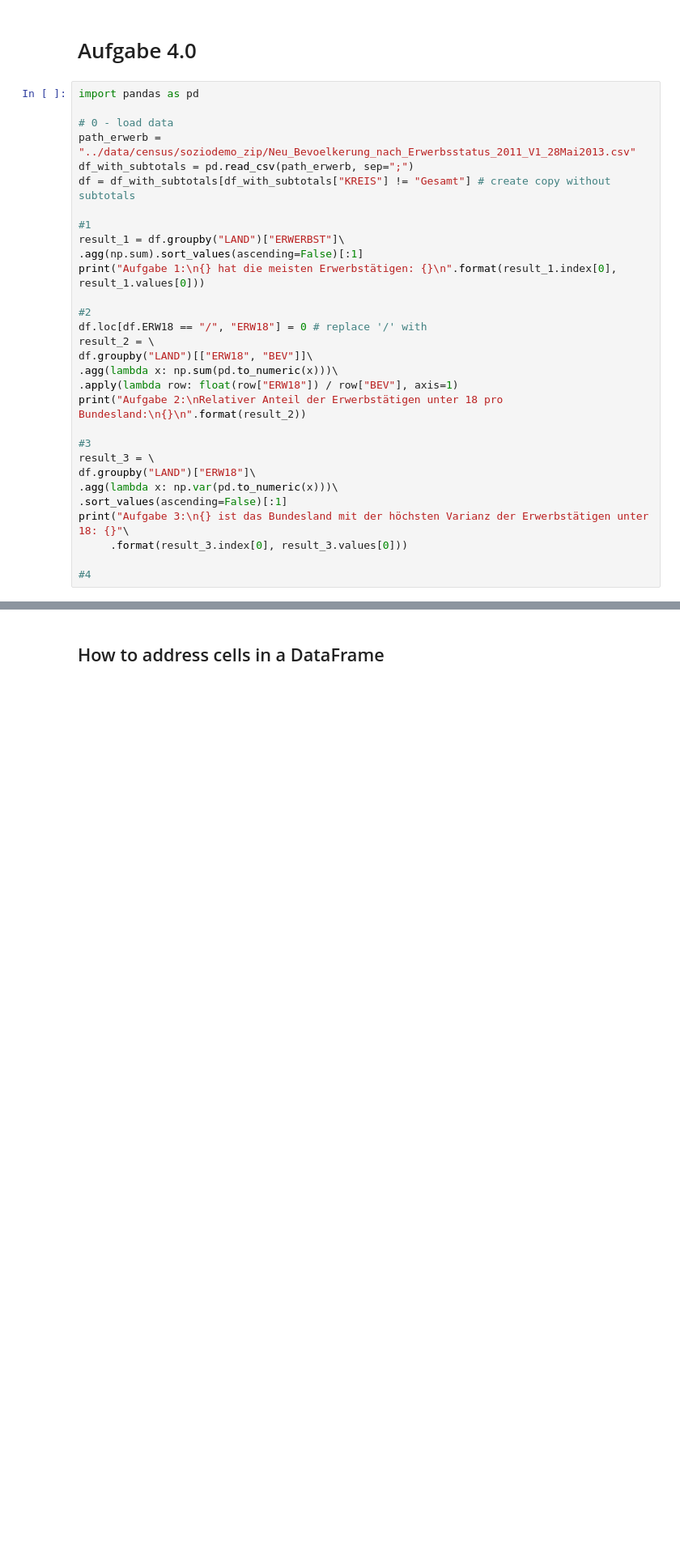
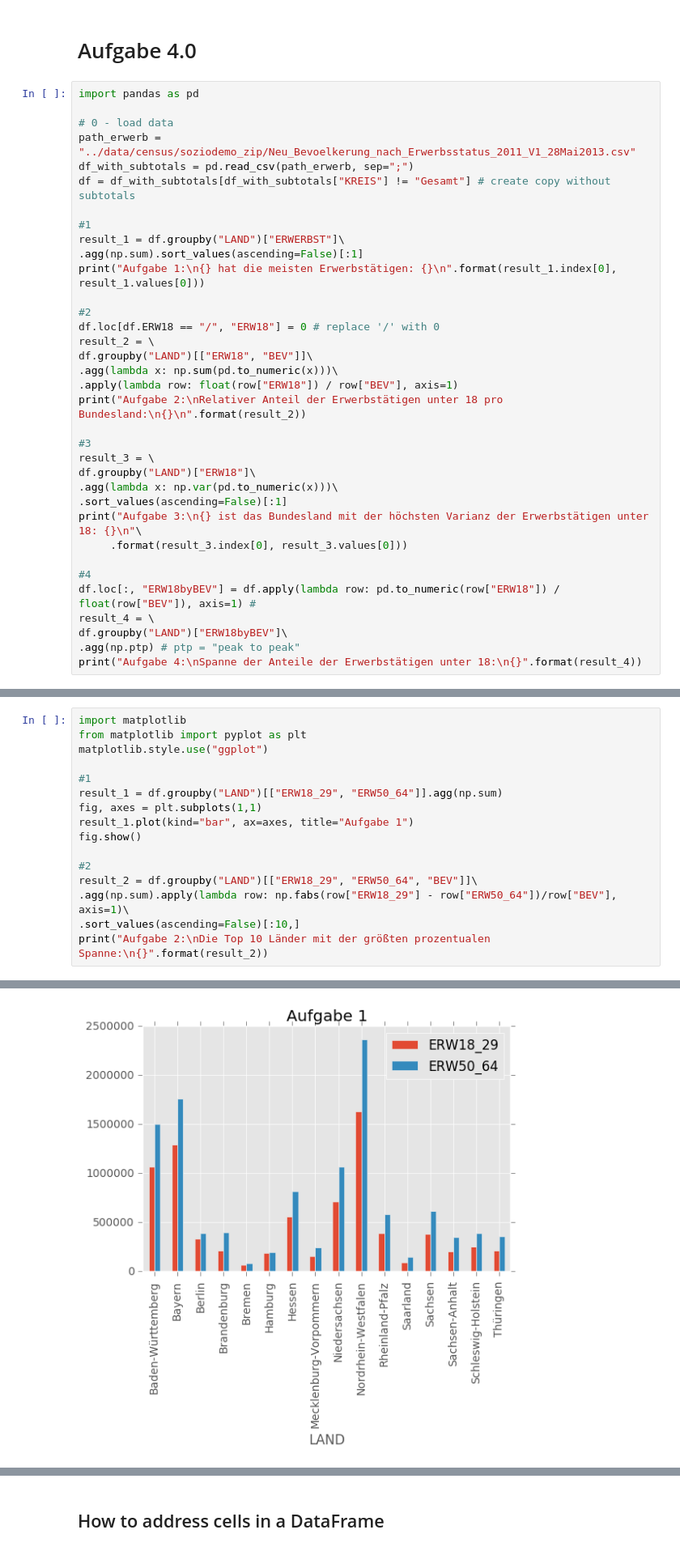
Before and after one commit to jgoerner/Programming-for-DataScience, a Jupyter notebook: Aufgabenblaetter/Aufgabenblatt 4.ipynb, the cells around one changed output, grey strips where cells are left out. Shown at 81% size. Cells and saved outputs as stored; diff of their text form; blank space fills up the shorter version.

Commit message:
Aufgabe 4.1 fertig

```diff
--- a/Aufgabenblaetter/Aufgabenblatt 4.ipynb
+++ b/Aufgabenblaetter/Aufgabenblatt 4.ipynb
@@ -14,7 +14,7 @@ result_1 = df.groupby("LAND")["ERWERBST"]\
 print("Aufgabe 1:\n{} hat die meisten Erwerbstätigen: {}\n".format(result_1.index[0], result_1.values[0]))
 
 #2
-df.loc[df.ERW18 == "/", "ERW18"] = 0 # replace '/' with
+df.loc[df.ERW18 == "/", "ERW18"] = 0 # replace '/' with 0
 result_2 = \
 df.groupby("LAND")[["ERW18", "BEV"]]\
 .agg(lambda x: np.sum(pd.to_numeric(x)))\
@@ -26,10 +26,15 @@ result_3 = \
 df.groupby("LAND")["ERW18"]\
 .agg(lambda x: np.var(pd.to_numeric(x)))\
 .sort_values(ascending=False)[:1]
-print("Aufgabe 3:\n{} ist das Bundesland mit der höchsten Varianz der Erwerbstätigen unter 18: {}"\
+print("Aufgabe 3:\n{} ist das Bundesland mit der höchsten Varianz der Erwerbstätigen unter 18: {}\n"\
      .format(result_3.index[0], result_3.values[0]))
 
 #4
+df.loc[:, "ERW18byBEV"] = df.apply(lambda row: pd.to_numeric(row["ERW18"]) / float(row["BEV"]), axis=1) #
+result_4 = \
+df.groupby("LAND")["ERW18byBEV"]\
+.agg(np.ptp) # ptp = "peak to peak"
+print("Aufgabe 4:\nSpanne der Anteile der Erwerbstätigen unter 18:\n{}".format(result_4))
 # %% [output]
 Aufgabe 1:
 Nordrhein-Westfalen hat die meisten Erwerbstätigen: 8418180
@@ -50,0 +58,17 @@ Baden-Württemberg ist das Bundesland mit der höchsten Varianz der Erwerbstäti
+# %%
+import matplotlib
+from matplotlib import pyplot as plt
+matplotlib.style.use("ggplot")
+
+#1
+result_1 = df.groupby("LAND")[["ERW18_29", "ERW50_64"]].agg(np.sum)
+fig, axes = plt.subplots(1,1)
+result_1.plot(kind="bar", ax=axes, title="Aufgabe 1")
+fig.show()
+
+#2
+result_2 = df.groupby("LAND")[["ERW18_29", "ERW50_64", "BEV"]]\
+.agg(np.sum).apply(lambda row: np.fabs(row["ERW18_29"] - row["ERW50_64"])/row["BEV"], axis=1)\
+.sort_values(ascending=False)[:10,]
+print("Aufgabe 2:\nDie Top 10 Länder mit der größten prozentualen Spanne:\n{}".format(result_2))
+# %% [output]
@@ -51 +89,2 @@ Baden-Württemberg ist das Bundesland mit der höchsten Varianz der Erwerbstäti
+[figure, added]
 # %% [markdown]
```
Also changed, not shown: parts of 4 cells of this notebook.
